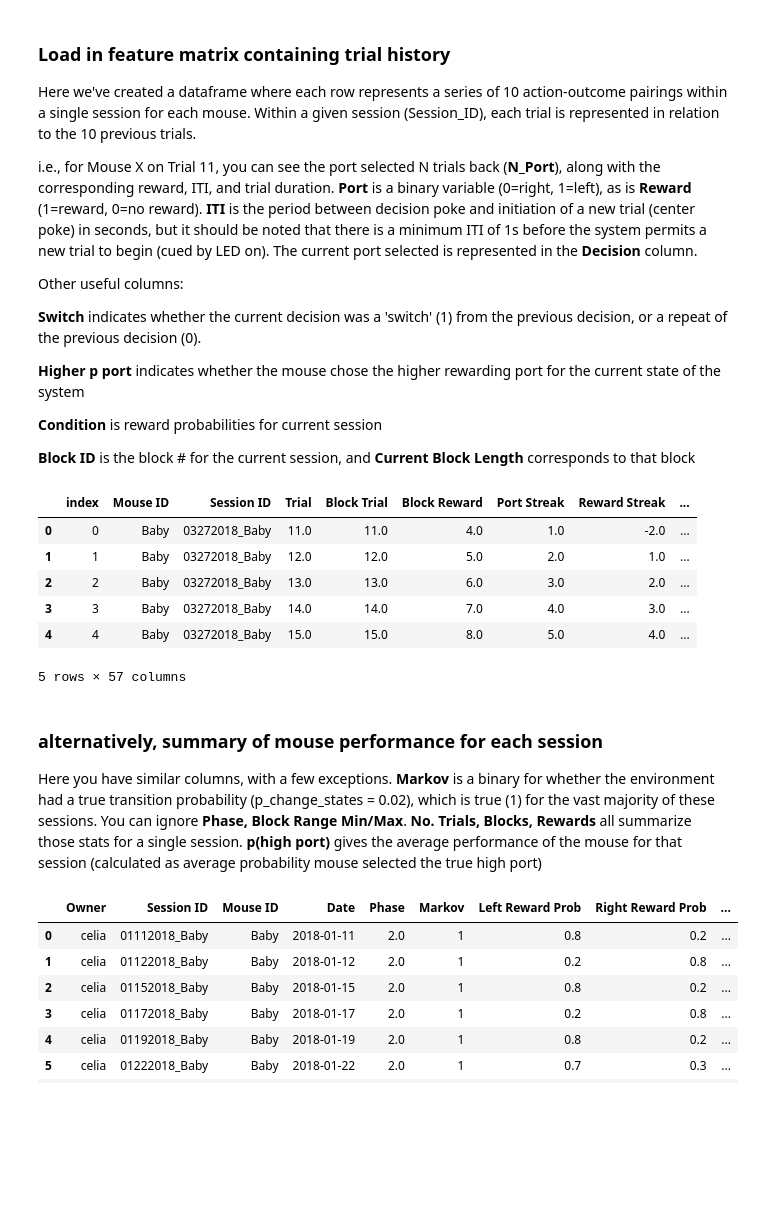
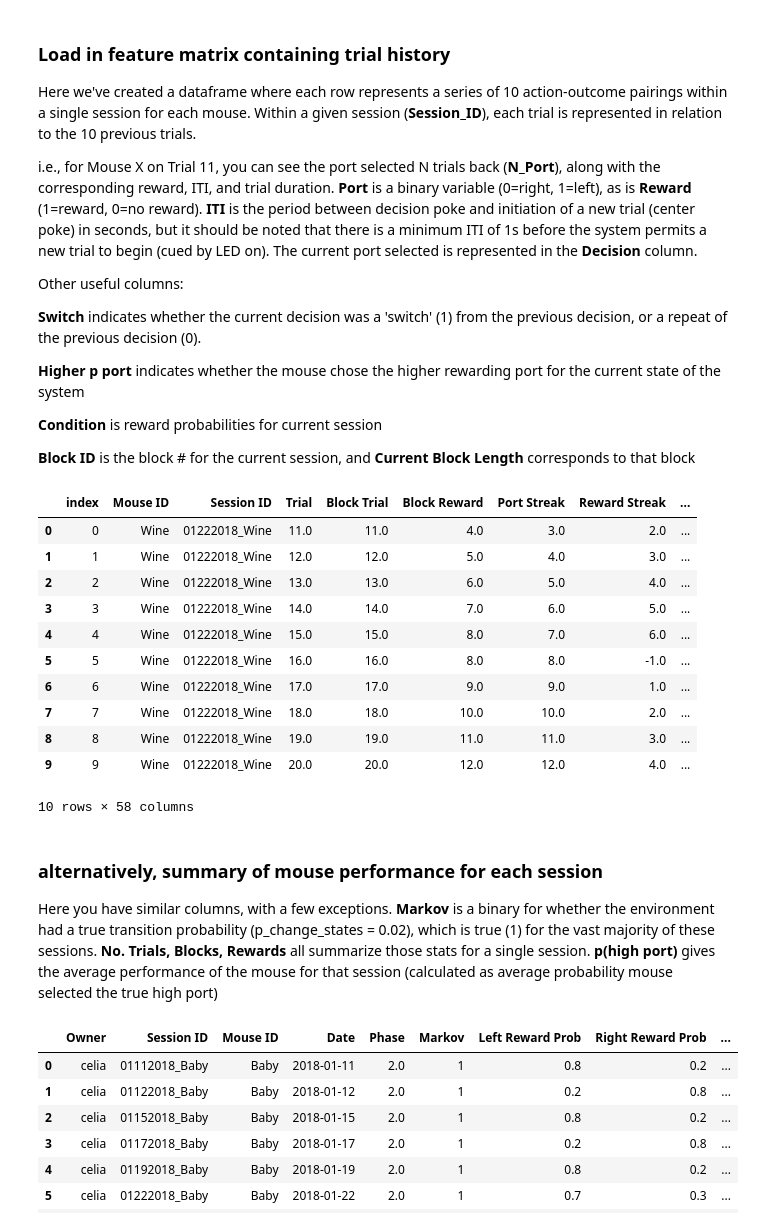
Before and after one commit to celiaberon/mouse_bandit, a Jupyter notebook: jupyter_notebooks/working/data_structure.ipynb, the cells around one changed output. Drawn from its saved outputs; the diff is of its cells as text; code cells hidden in the pictures; blank space fills up the shorter version.

Commit message:
fixed some bugs, added data

```diff
--- a/jupyter_notebooks/working/data_structure.ipynb
+++ b/jupyter_notebooks/working/data_structure.ipynb
@@ -18,7 +9,7 @@ import add_columns_feature_matrix as fm_add
 # %% [markdown]
 ### Load in feature matrix containing trial history
 
-Here we've created a dataframe where each row represents a series of 10 action-outcome pairings within a single session for each mouse. Within a given session (Session_ID), each trial is represented in relation to the 10 previous trials.
+Here we've created a dataframe where each row represents a series of 10 action-outcome pairings within a single session for each mouse. Within a given session (**Session_ID**), each trial is represented in relation to the 10 previous trials.
 
 i.e., for Mouse X on Trial 11, you can see the port selected N trials back (**N_Port**), along with the corresponding reward, ITI, and trial duration. **Port** is a binary variable (0=right, 1=left), as is **Reward** (1=reward, 0=no reward). **ITI** is the period between decision poke and initiation of a new trial (center poke) in seconds, but it should be noted that there is a minimum ITI of 1s before the system permits a new trial to begin (cued by LED on). The current port selected is represented in the **Decision** column.
 
@@ -32,20 +23,25 @@ Other useful columns:
 
 **Block ID** is the block # for the current session, and **Current Block Length** corresponds to that block
 # %%
-data = pd.read_csv('/Users/{}/GitHub/mouse_bandit/data/processed_data/markov_full.csv'.format(user_name),index_col=0)
+data = pd.read_csv('/Users/celia/GitHub/mouse_bandit/data/processed_data/markov_full.csv',index_col=0)
 data.head(10)
 # %% [output]
 |  | index | Mouse ID | Session ID | Trial | Block Trial | Block Reward | Port Streak | Reward Streak | ... |
-| 0 | 0 | Baby | 03272018_Baby | 11.0 | 11.0 | 4.0 | 1.0 | -2.0 | ... |
-| 1 | 1 | Baby | 03272018_Baby | 12.0 | 12.0 | 5.0 | 2.0 | 1.0 | ... |
-| 2 | 2 | Baby | 03272018_Baby | 13.0 | 13.0 | 6.0 | 3.0 | 2.0 | ... |
-| 3 | 3 | Baby | 03272018_Baby | 14.0 | 14.0 | 7.0 | 4.0 | 3.0 | ... |
-| 4 | 4 | Baby | 03272018_Baby | 15.0 | 15.0 | 8.0 | 5.0 | 4.0 | ... |
+| 0 | 0 | Wine | 01222018_Wine | 11.0 | 11.0 | 4.0 | 3.0 | 2.0 | ... |
+| 1 | 1 | Wine | 01222018_Wine | 12.0 | 12.0 | 5.0 | 4.0 | 3.0 | ... |
+| 2 | 2 | Wine | 01222018_Wine | 13.0 | 13.0 | 6.0 | 5.0 | 4.0 | ... |
+| 3 | 3 | Wine | 01222018_Wine | 14.0 | 14.0 | 7.0 | 6.0 | 5.0 | ... |
+| 4 | 4 | Wine | 01222018_Wine | 15.0 | 15.0 | 8.0 | 7.0 | 6.0 | ... |
+| 5 | 5 | Wine | 01222018_Wine | 16.0 | 16.0 | 8.0 | 8.0 | -1.0 | ... |
+| 6 | 6 | Wine | 01222018_Wine | 17.0 | 17.0 | 9.0 | 9.0 | 1.0 | ... |
+| 7 | 7 | Wine | 01222018_Wine | 18.0 | 18.0 | 10.0 | 10.0 | 2.0 | ... |
+| 8 | 8 | Wine | 01222018_Wine | 19.0 | 19.0 | 11.0 | 11.0 | 3.0 | ... |
+| 9 | 9 | Wine | 01222018_Wine | 20.0 | 20.0 | 12.0 | 12.0 | 4.0 | ... |
-5 rows × 57 columns
+10 rows × 58 columns
 # %% [markdown]
 ### alternatively, summary of mouse performance for each session
 
-Here you have similar columns, with a few exceptions. **Markov** is a binary for whether the environment had a true transition probability (p_change_states = 0.02), which is true (1) for the vast majority of these sessions. You can ignore **Phase, Block Range Min/Max**.
+Here you have similar columns, with a few exceptions. **Markov** is a binary for whether the environment had a true transition probability (p_change_states = 0.02), which is true (1) for the vast majority of these sessions.
 **No. Trials, Blocks, Rewards** all summarize those stats for a single session.
 **p(high port)** gives the average performance of the mouse for that session (calculated as average probability mouse selected the true high port)
 # %%
```
Also changed, not shown: parts of 5 cells of this notebook, 19 other files.
